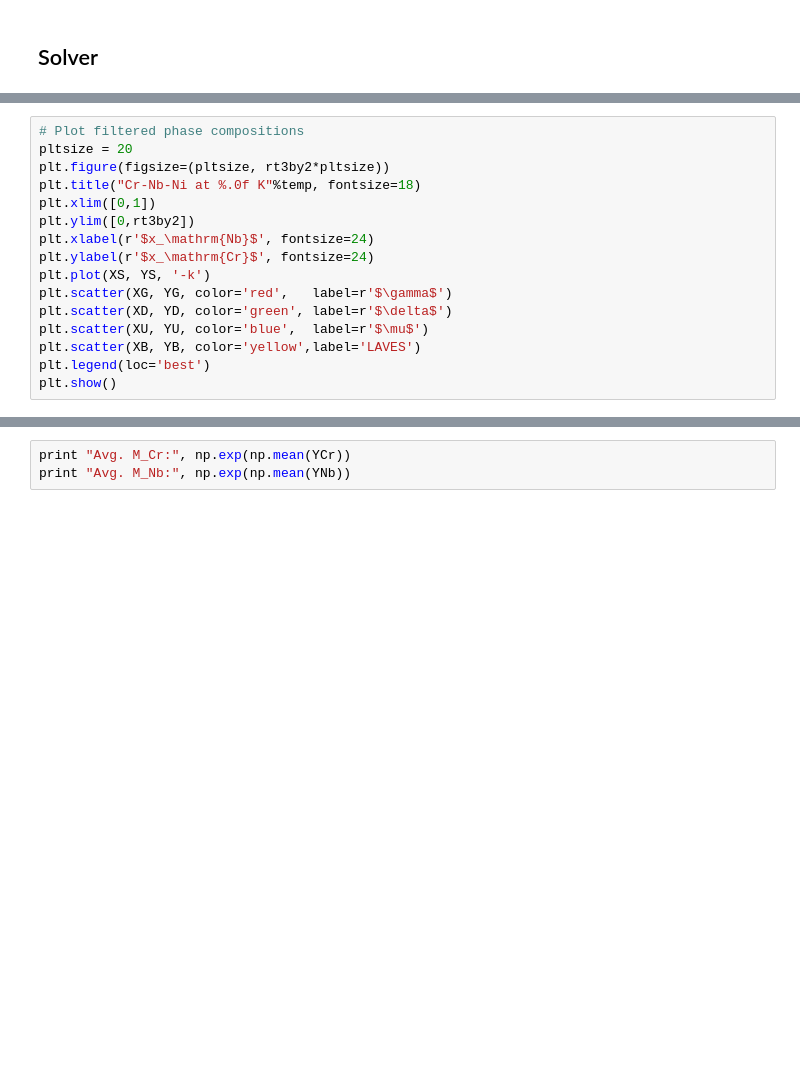
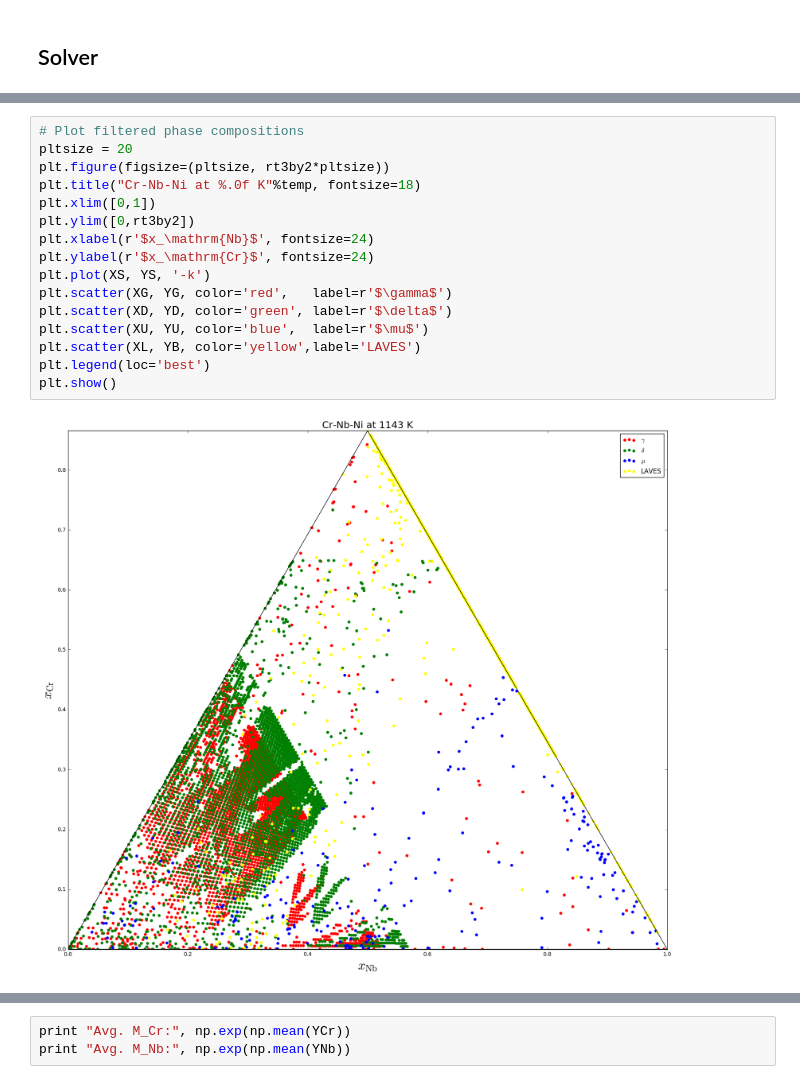
Before and after one commit to usnistgov/phasefield-precipitate-aging, a Jupyter notebook: CALPHAD_extraction.ipynb, the cells around one changed output, grey strips where cells are left out. Saved outputs shown, nothing was run; the diff lists cells and outputs as text; blank space fills up the shorter version.

```diff
--- a/CALPHAD_extraction.ipynb
+++ b/CALPHAD_extraction.ipynb
@@ -515,19 +477,21 @@ if __name__ == '__main__':
 # %%
 # Plot filtered phase compositions
 pltsize = 20
 plt.figure(figsize=(pltsize, rt3by2*pltsize))
 plt.title("Cr-Nb-Ni at %.0f K"%temp, fontsize=18)
 plt.xlim([0,1])
 plt.ylim([0,rt3by2])
 plt.xlabel(r'$x_\mathrm{Nb}$', fontsize=24)
 plt.ylabel(r'$x_\mathrm{Cr}$', fontsize=24)
 plt.plot(XS, YS, '-k')
 plt.scatter(XG, YG, color='red',   label=r'$\gamma$')
 plt.scatter(XD, YD, color='green', label=r'$\delta$')
 plt.scatter(XU, YU, color='blue',  label=r'$\mu$')
-plt.scatter(XB, YB, color='yellow',label='LAVES')
+plt.scatter(XL, YB, color='yellow',label='LAVES')
 plt.legend(loc='best')
 plt.show()
+# %% [output]
+[figure, added]
 # %%
 # # Plot domains corresponding to the test points
 # plt.figure(figsize=(pltsize, rt3by2*pltsize))
```
Also changed, not shown: parts of 21 cells of this notebook, 1 other file.
